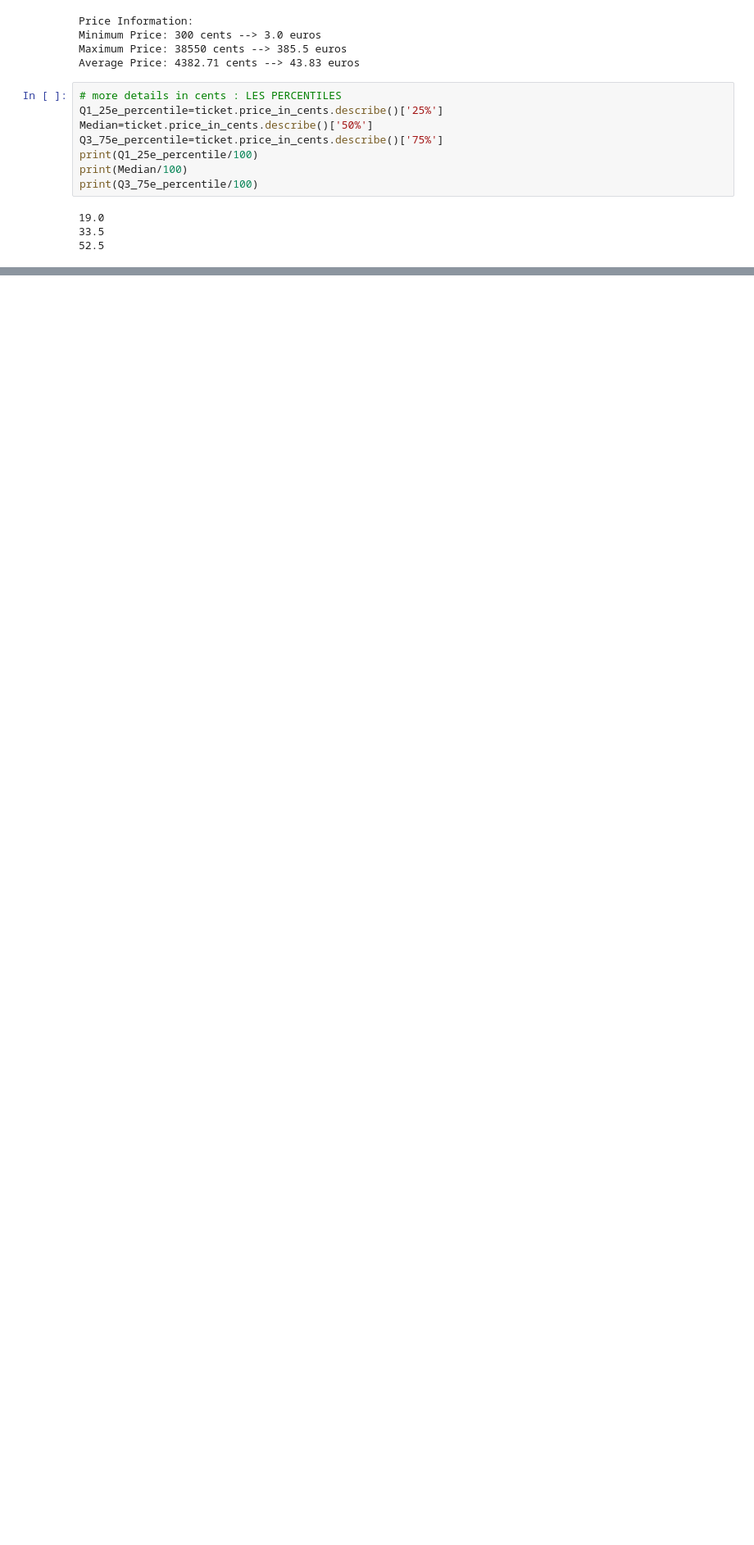
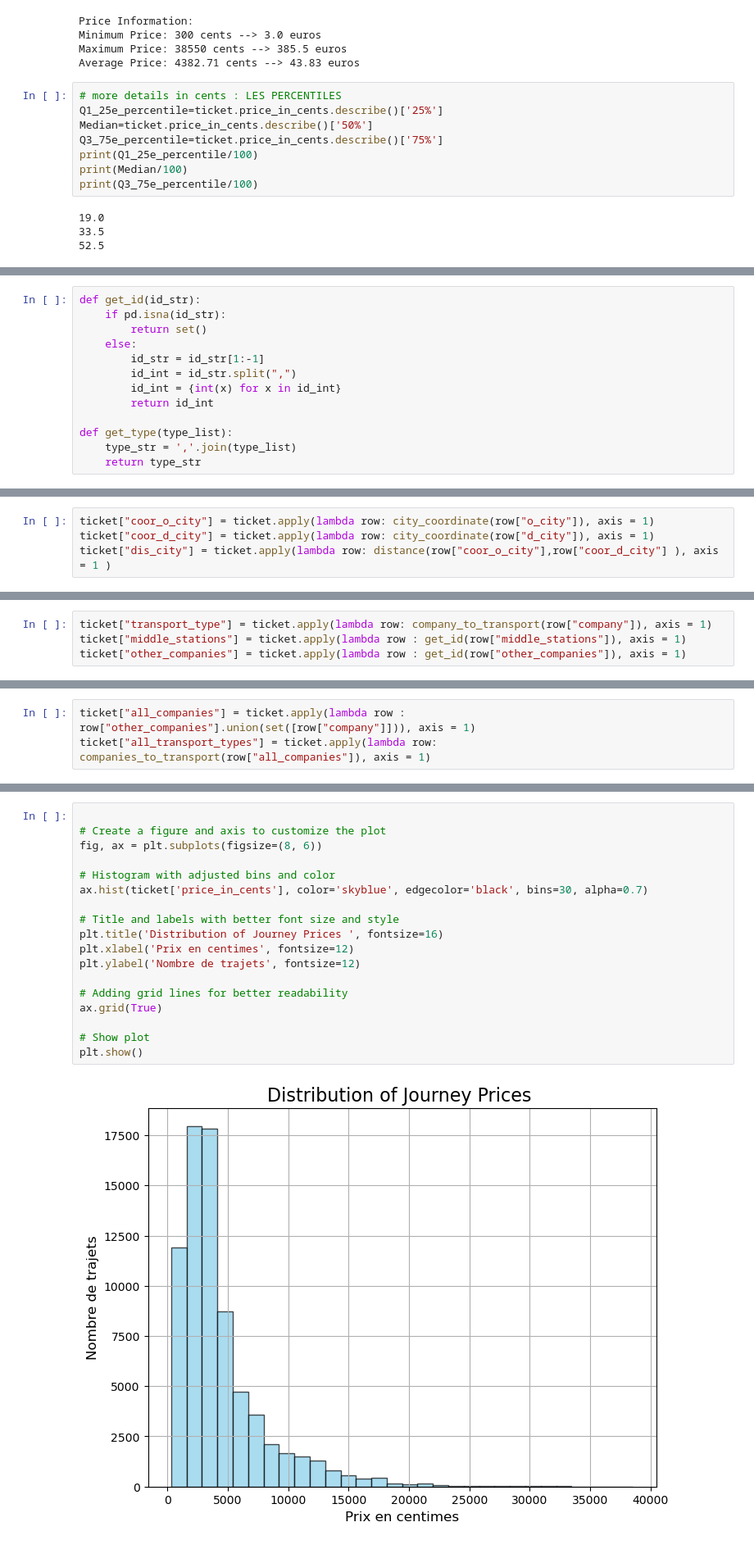
Before and after one commit to Amine5588/EDA_RandomForest, a Jupyter notebook: Test Technique.ipynb, the cells around one changed output, grey strips where cells are left out. Shown at 82% size. Drawn from its saved outputs; the diff is of its cells as text; blank space fills up the shorter version.

```diff
--- a/Test Technique.ipynb
+++ b/Test Technique.ipynb
@@ -277,0 +408,13 @@ print(Q3_75e_percentile/100)
+# %%
+def get_id(id_str):
+    if pd.isna(id_str):
+        return set()
+    else:
+        id_str = id_str[1:-1]
+        id_int = id_str.split(",")
+        id_int = {int(x) for x in id_int}
+        return id_int
+
+def get_type(type_list):
+    type_str = ','.join(type_list)
+    return type_str
@@ -277,0 +428,4 @@ print(Q3_75e_percentile/100)
+# %%
+ticket["coor_o_city"] = ticket.apply(lambda row: city_coordinate(row["o_city"]), axis = 1)
+ticket["coor_d_city"] = ticket.apply(lambda row: city_coordinate(row["d_city"]), axis = 1)
+ticket["dis_city"] = ticket.apply(lambda row: distance(row["coor_o_city"],row["coor_d_city"] ), axis = 1 )
@@ -277,0 +441,4 @@ print(Q3_75e_percentile/100)
+# %%
+ticket["transport_type"] = ticket.apply(lambda row: company_to_transport(row["company"]), axis = 1)
+ticket["middle_stations"] = ticket.apply(lambda row : get_id(row["middle_stations"]), axis = 1)
+ticket["other_companies"] = ticket.apply(lambda row : get_id(row["other_companies"]), axis = 1)
@@ -277,0 +454,3 @@ print(Q3_75e_percentile/100)
+# %%
+ticket["all_companies"] = ticket.apply(lambda row : row["other_companies"].union(set([row["company"]])), axis = 1)
+ticket["all_transport_types"] = ticket.apply(lambda row: companies_to_transport(row["all_companies"]), axis = 1)
@@ -277,0 +552,20 @@ print(Q3_75e_percentile/100)
+# %%
+
+# Create a figure and axis to customize the plot
+fig, ax = plt.subplots(figsize=(8, 6))
+
+# Histogram with adjusted bins and color
+ax.hist(ticket['price_in_cents'], color='skyblue', edgecolor='black', bins=30, alpha=0.7)
+
+# Title and labels with better font size and style
+plt.title('Distribution of Journey Prices ', fontsize=16)
+plt.xlabel('Prix en centimes', fontsize=12)
+plt.ylabel('Nombre de trajets', fontsize=12)
+
+# Adding grid lines for better readability
+ax.grid(True)
+
+# Show plot
+plt.show()
+# %% [output]
+[figure, added]
```
Also changed, not shown: parts of 48 cells of this notebook.
